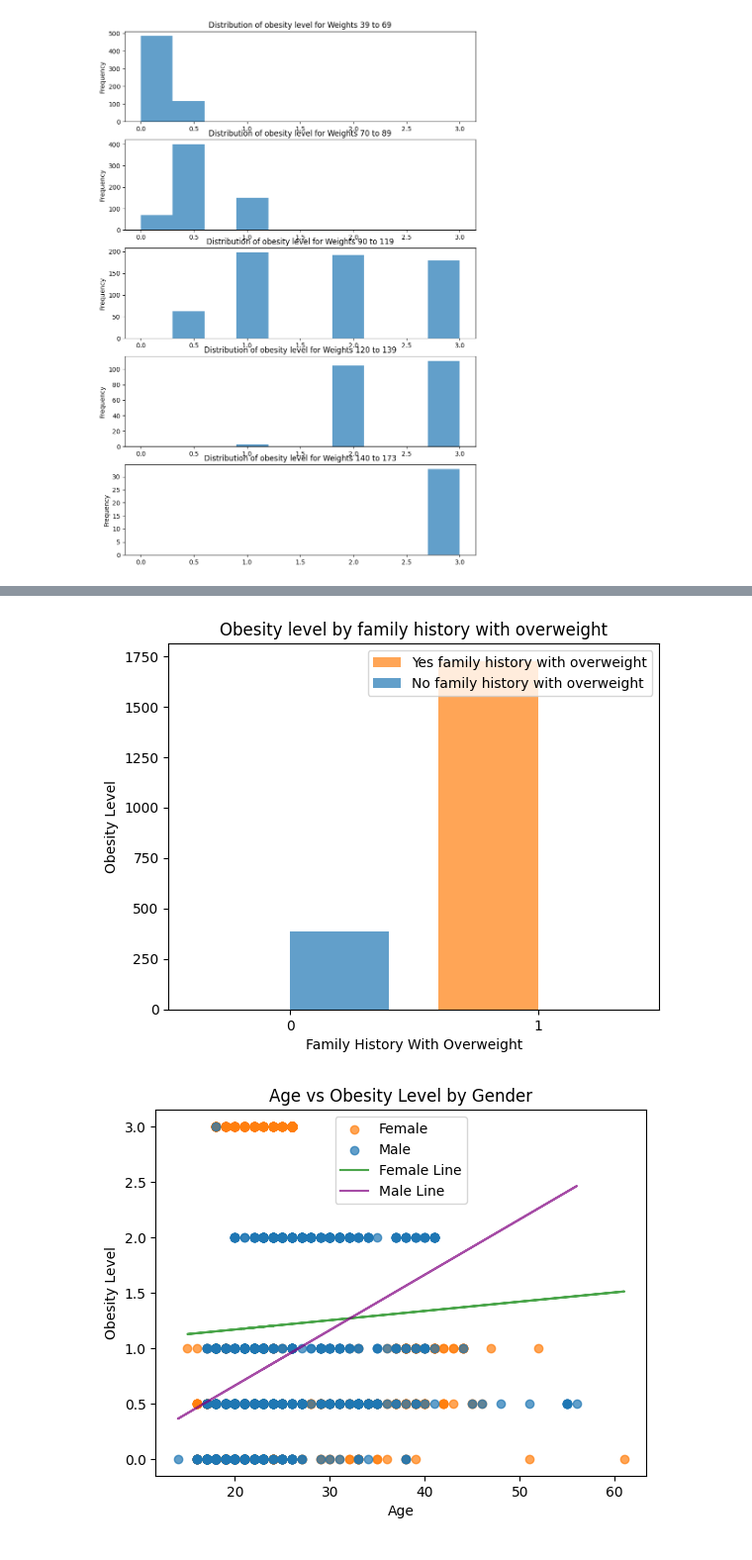
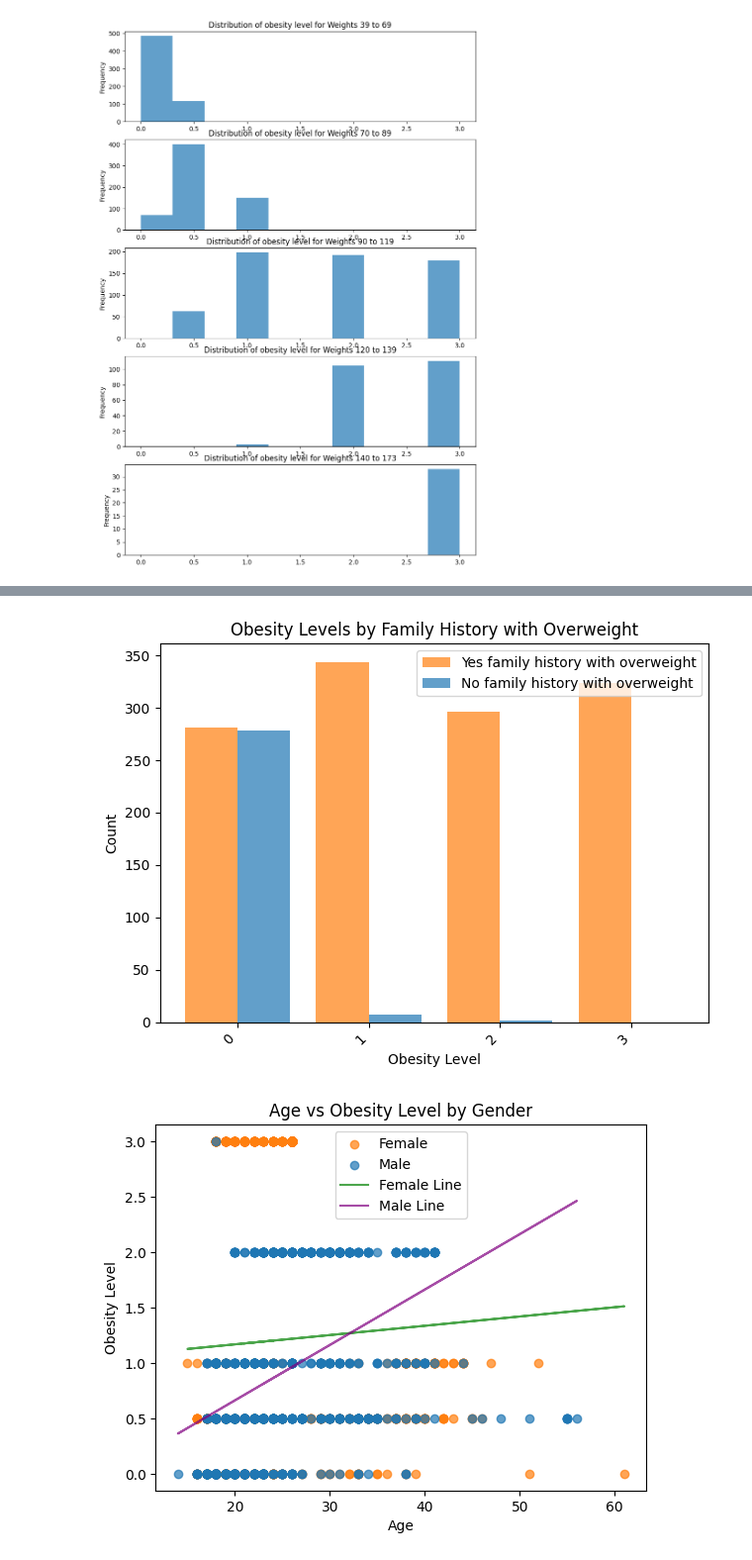
Before and after one commit to jiaruilijerry/jiaruilijerry.github.io, a Jupyter notebook: finalProj.ipynb, the cells around one changed output, grey strips where cells are left out. Shown at 99% size. Saved outputs shown, nothing was run; the diff lists cells and outputs as text; code cells hidden in the pictures.

```diff
--- a/finalProj.ipynb
+++ b/finalProj.ipynb
@@ -18,6 +18,7 @@ df = pd.read_csv("ObesityDataSet_raw_and_data_sinthetic.csv", names=columns)
 df = df.drop(0)
 df["Age"] = df["Age"].astype(float).round().astype(int)
 df["Weight"] = df["Weight"].astype(float).round().astype(int)
+df["FCVC"] = df["FCVC"].astype(float).round().astype(int)
 
 df.head()
 # %% [output]
@@ -224,21 +243,32 @@ Number of no family history with overweight: 385
 # %%
-num_y = np.sum(yes_df["family_history_with_overweight"])
-num_n = np.sum(no_df["family_history_with_overweight"])
+# Create subsets based on family history with overweight
+fam_his = df.groupby(["family_history_with_overweight"])
+yes_df = fam_his.get_group(1)
+no_df = fam_his.get_group(0)
 
-fig, ax = plt.subplots(1)
+# Count the occurrences of each obesity level in each subset
+obesity_levels = [0, 1, 2, 3]
 
-x_axis = np.arange(2)
+yes_counts = yes_df["NObeyesdad"].value_counts().reindex(obesity_levels, fill_value=0)
+no_counts = no_df["NObeyesdad"].value_counts().reindex(obesity_levels, fill_value=0)
 
-ax.bar(x_axis - 0.2, [len_y - num_y, num_y], width=0.4, color="tab:orange", alpha=0.7, label="Yes family history with overweight")
-ax.bar(x_axis + 0.2, [len_n - num_n, num_n], width=0.4, color="tab:blue", alpha=0.7, label="No family history with overweight")
+# Plot the data
+fig, ax = plt.subplots()
 
-ax.set(title="Obesity level by family history with overweight", xlabel="Family History With Overweight", ylabel="Obesity Level")
+x_axis = np.arange(len(obesity_levels))
 
-plt.xticks(x_axis)
-plt.legend()
+ax.bar(x_axis - 0.2, yes_counts, width=0.4, color="tab:orange", alpha=0.7, label="Yes family history with overweight")
+ax.bar(x_axis + 0.2, no_counts, width=0.4, color="tab:blue", alpha=0.7, label="No family history with overweight")
+
+ax.set(title="Obesity Levels by Family History with Overweight", xlabel="Obesity Level", ylabel="Count")
+ax.set_xticks(x_axis)
+ax.set_xticklabels(obesity_levels, rotation=45, ha="right")
+ax.legend()
+
+plt.tight_layout()
 plt.show()
 # %% [output]
-[figure, old version]
+[figure, new version]
 # %%
 fig, ax = plt.subplots(1)
 
```
Also changed, not shown: parts of 2 cells of this notebook, 1 other file.
